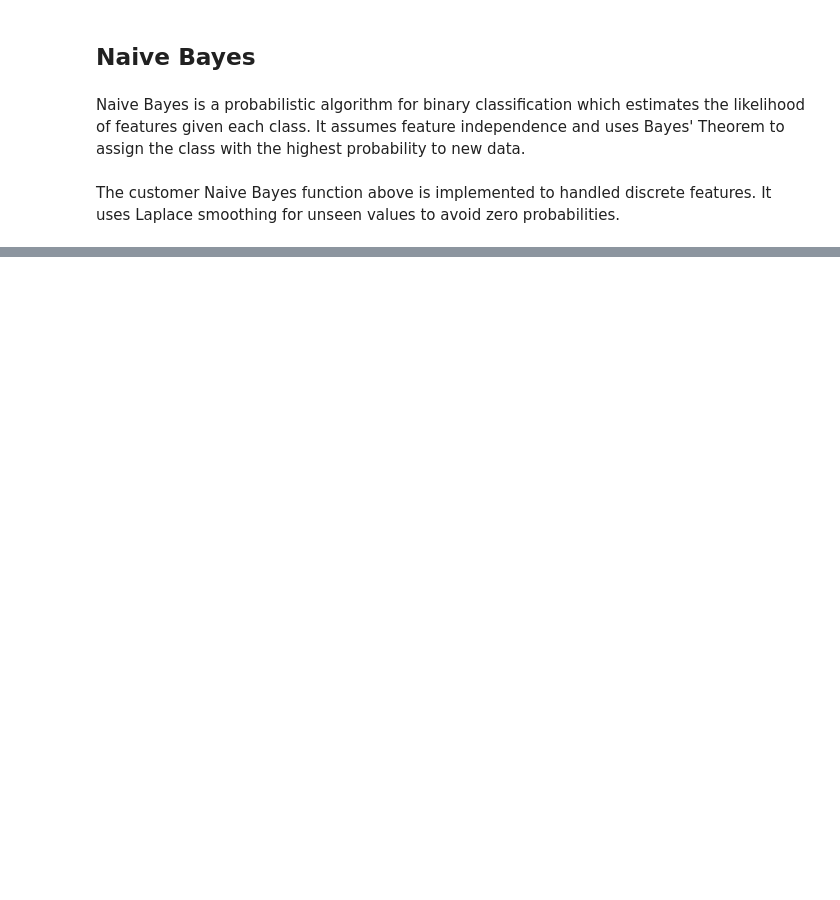
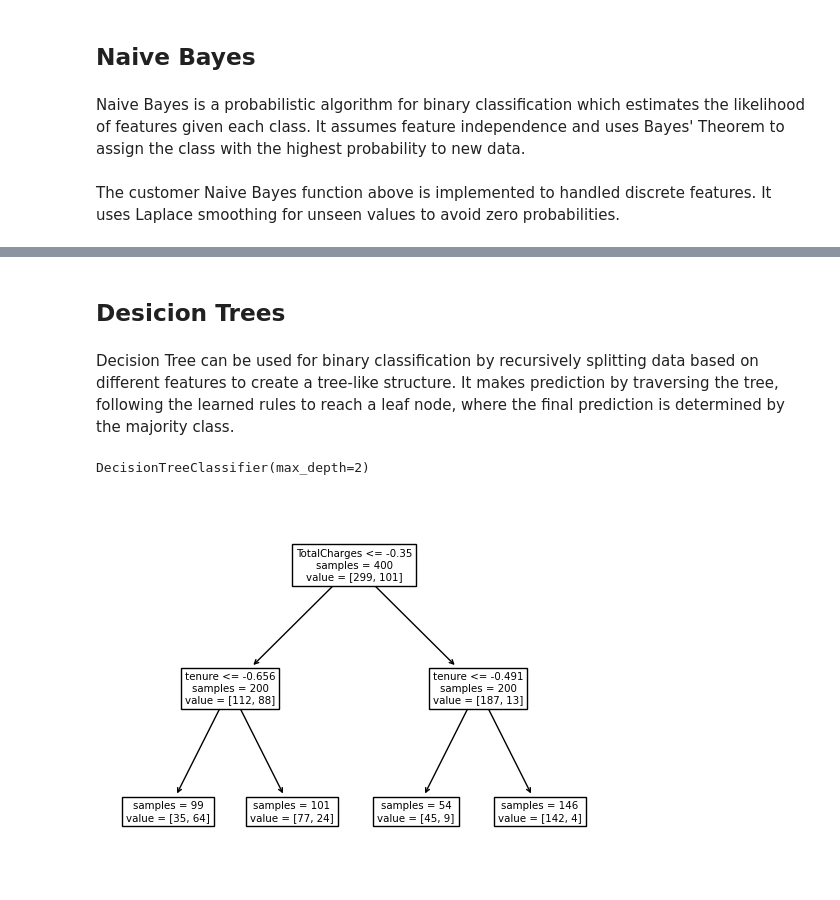
Before and after one commit to Shrestha-Dipesh/ML-Final-Project, a Jupyter notebook: ML_Final_Project.ipynb, the cells around one changed output, grey strips where cells are left out. Saved outputs shown, nothing was run; the diff lists cells and outputs as text; code cells hidden in the pictures; blank space fills up the shorter version.

```diff
--- a/ML_Final_Project.ipynb
+++ b/ML_Final_Project.ipynb
@@ -1029,0 +1034,16 @@ plt.show()
+# %% [markdown]
+## Desicion Trees
+# %% [markdown]
+Decision Tree can be used for binary classification by recursively splitting data based on different features to create a tree-like structure. It makes prediction by traversing the tree, following the learned rules to reach a leaf node, where the final prediction is determined by the majority class.
+# %%
+# Train and fit the model
+clf = DecisionTreeClassifier(max_depth=2)
+clf.fit(data_x_train[:,:4], data_y_train)
+# %% [output]
+DecisionTreeClassifier(max_depth=2)
+# %%
+# Visualize the model
+plot_tree(clf, feature_names=data_x.columns[:4], impurity=False)
+print('')
+# %% [output]
+[figure, added]
```
Also changed, not shown: parts of 16 cells of this notebook.
